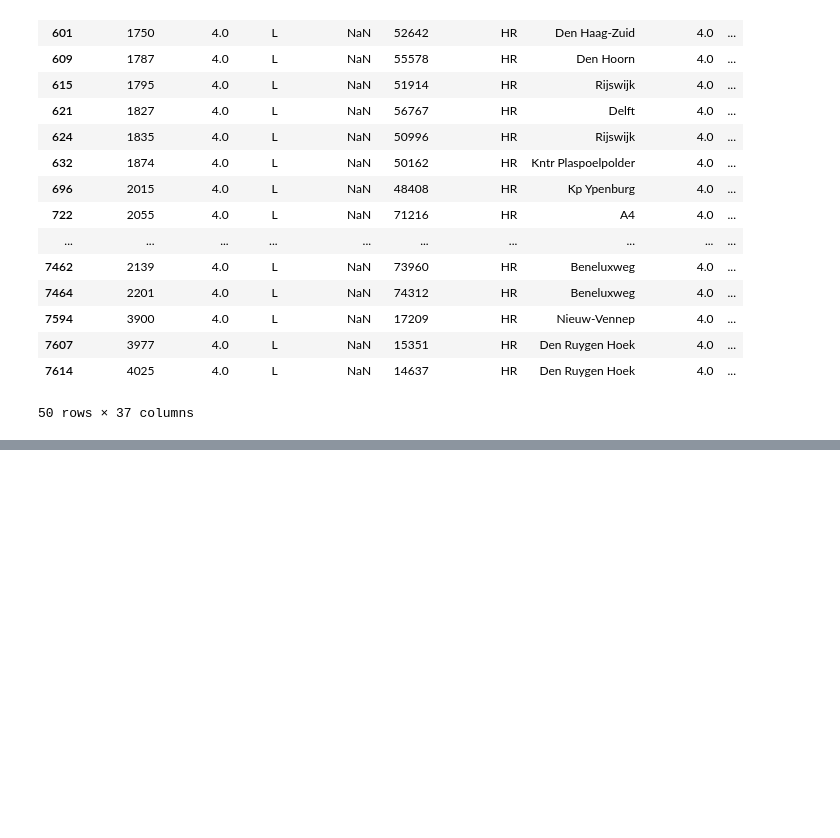
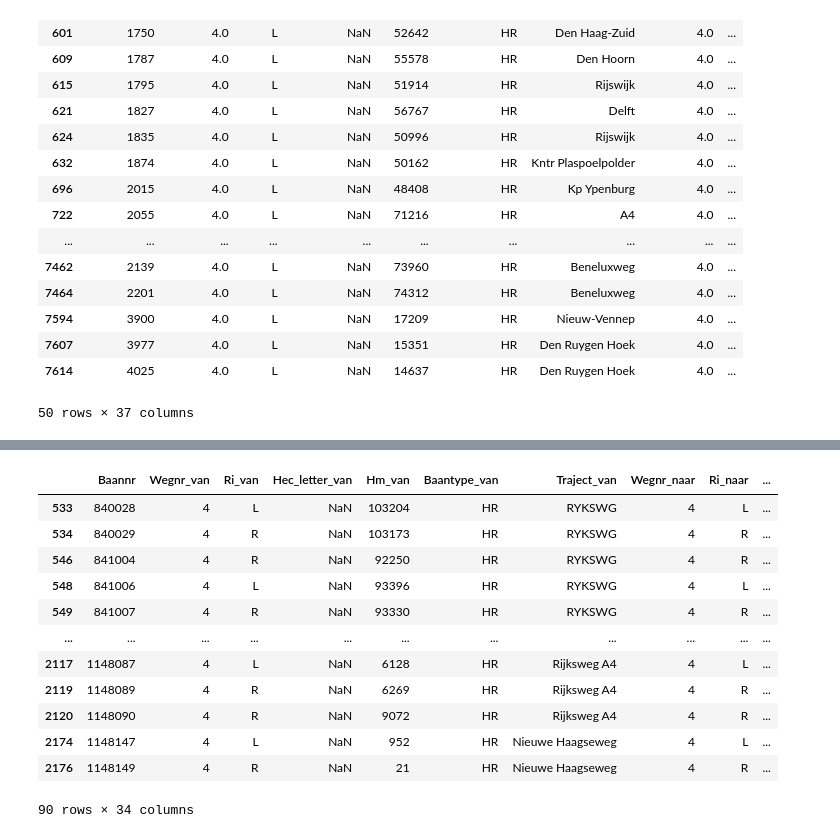
Before and after one commit to Liselotvansteekelenburg/TIL6010-LabAssignments, a Jupyter notebook: Ch4.ipynb, the cells around one changed output, grey strips where cells are left out. Cells and saved outputs as stored; diff of their text form; code cells hidden in the pictures; blank space fills up the shorter version.

```diff
--- a/Ch4.ipynb
+++ b/Ch4.ipynb
@@ -95,0 +114,18 @@ display(df_road_4HR_HM_L)
+# %%
+df_road_4HR_2015 = df2015[(df2015['Wegnr_van'] == 4) & (df2015["Wegnr_naar"] == 4) & (df2015['Baantype_naar'] == 'HR') & (df2015['Baantype_van'] == 'HR')]
+df_road_4HR_HM_2015 = df_road_4HR_2015[(df_road_4HR_2015['Hm_van'] <= 150000) & (df_road_4HR_2015['Hm_naar'] <= 150000)]
+df_road_4HR_HM_2015
+# %% [output]
+|  | Baannr | Wegnr_van | Ri_van | Hec_letter_van | Hm_van | Baantype_van | Traject_van | Wegnr_naar | Ri_naar | ... |
+| 533 | 840028 | 4 | L | NaN | 103204 | HR | RYKSWG | 4 | L | ... |
+| 534 | 840029 | 4 | R | NaN | 103173 | HR | RYKSWG | 4 | R | ... |
+| 546 | 841004 | 4 | R | NaN | 92250 | HR | RYKSWG | 4 | R | ... |
+| 548 | 841006 | 4 | L | NaN | 93396 | HR | RYKSWG | 4 | L | ... |
+| 549 | 841007 | 4 | R | NaN | 93330 | HR | RYKSWG | 4 | R | ... |
+| ... | ... | ... | ... | ... | ... | ... | ... | ... | ... | ... |
+| 2117 | 1148087 | 4 | L | NaN | 6128 | HR | Rijksweg A4 | 4 | L | ... |
+| 2119 | 1148089 | 4 | R | NaN | 6269 | HR | Rijksweg A4 | 4 | R | ... |
+| 2120 | 1148090 | 4 | R | NaN | 9072 | HR | Rijksweg A4 | 4 | R | ... |
+| 2174 | 1148147 | 4 | L | NaN | 952 | HR | Nieuwe Haagseweg | 4 | L | ... |
+| 2176 | 1148149 | 4 | R | NaN | 21 | HR | Nieuwe Haagseweg | 4 | R | ... |
+90 rows × 34 columns
```
Also changed, not shown: parts of 5 cells of this notebook, 1 other file.
